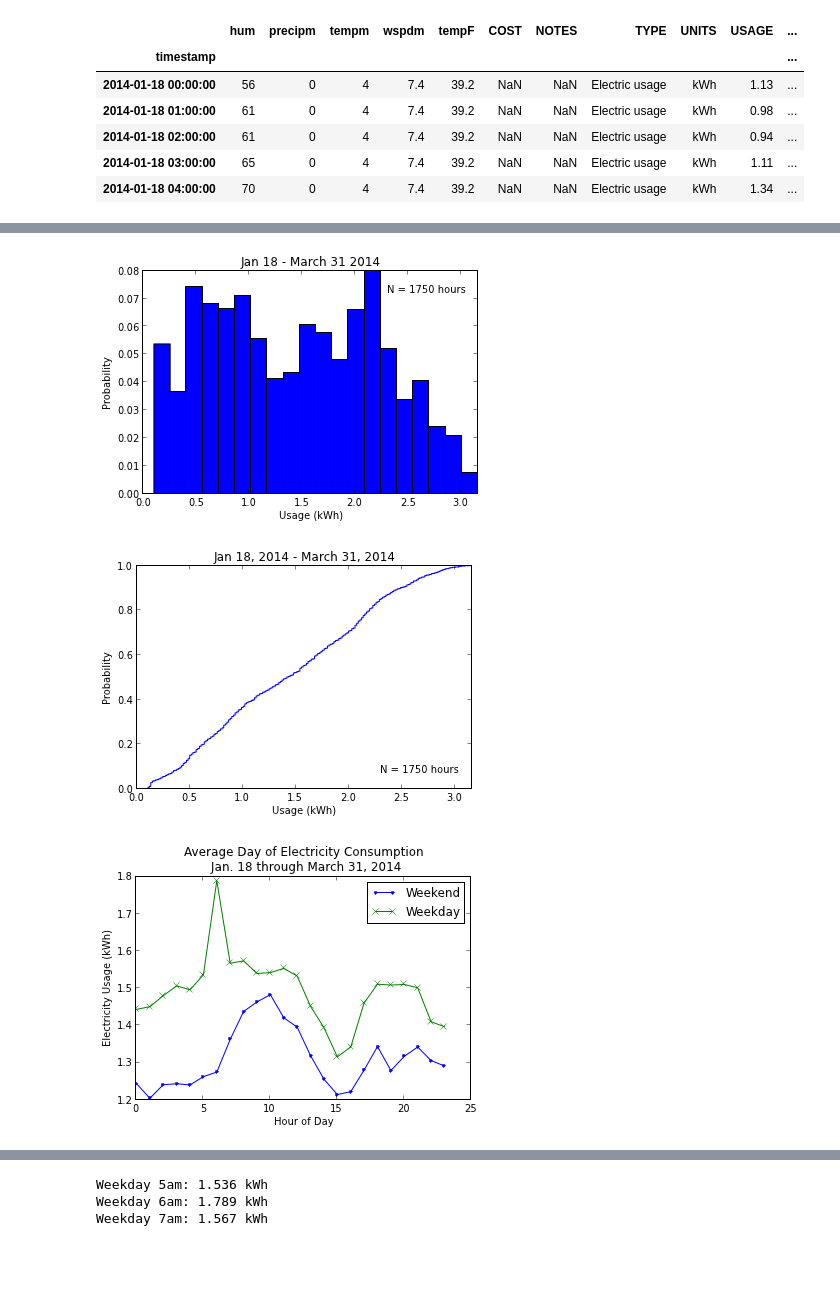
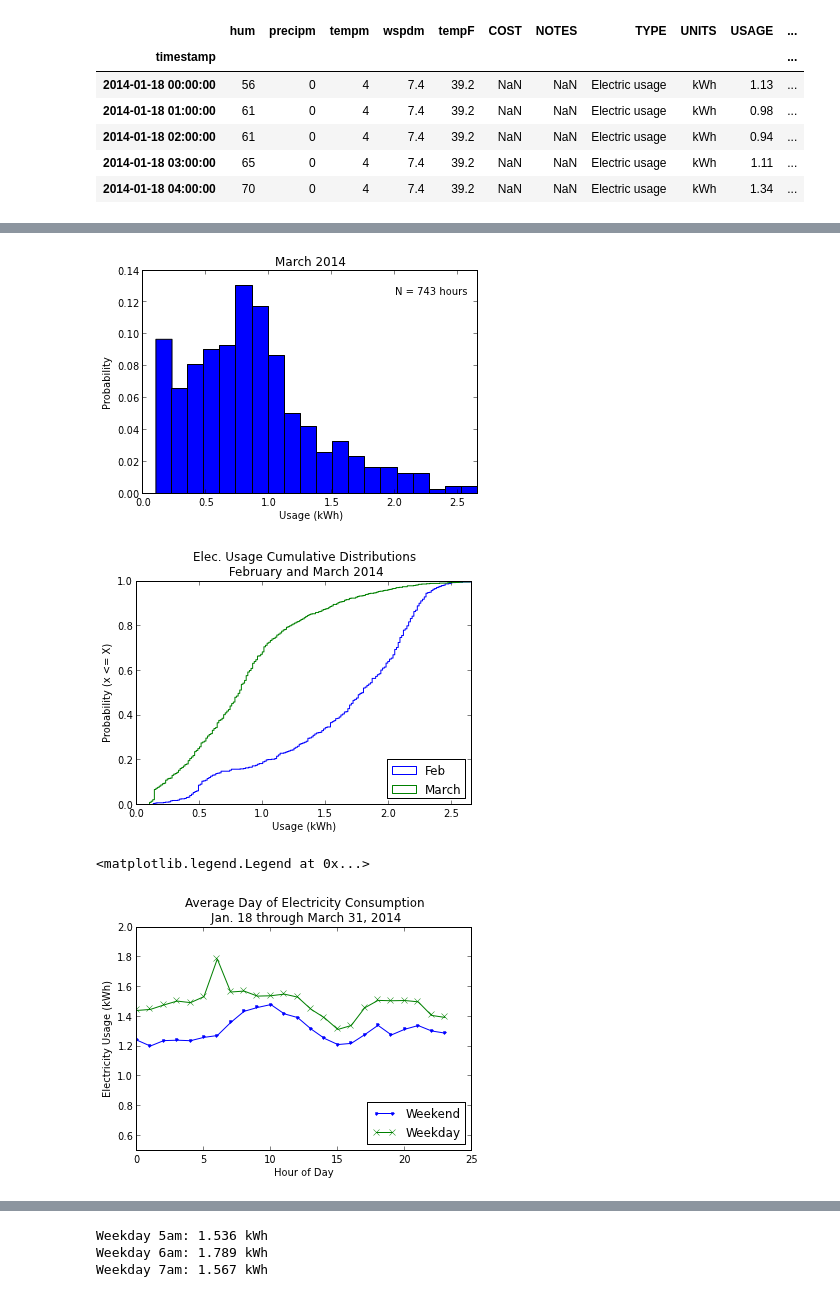
Before and after one commit to jtelszasz/my_energy_forecast_SVR, a Jupyter notebook: My_Energy.ipynb, the cells around one changed output, grey strips where cells are left out. Saved outputs shown, nothing was run; the diff lists cells and outputs as text; code cells hidden in the pictures; blank space fills up the shorter version.

Commit message:
adding march data, modifying figures

```diff
--- a/My_Energy.ipynb
+++ b/My_Energy.ipynb
@@ -27,26 +42,31 @@ elec_and_weather[:5]
 # %%
 FIG_ElecPDF = plt.figure()
-PLT_ElecPDF = elec_and_weather['USAGE'].hist(weights=np.ones_like(elec_and_weather['USAGE'])/elec_and_weather['USAGE'].size,bins=20,grid=False)
-xlim(xmax=max(elec_and_weather['USAGE']))
+PLT_ElecPDF = elec_and_weather['USAGE'].ix['01-mar-2014 00:00:00':'31-mar-2014 23:00:00'].hist(weights=np.ones_like(elec_and_weather['USAGE'].ix['01-mar-2014 00:00:00':'31-mar-2014 23:00:00'])/elec_and_weather['USAGE'].ix['01-mar-2014 00:00:00':'31-mar-2014 23:00:00'].size,bins=20,grid=False)
+xlim(xmax=max(elec_and_weather['USAGE'].ix['01-mar-2014 00:00:00':'31-mar-2014 23:00:00']))
 ylabel('Probability')
 xlabel('Usage (kWh)')
-title('Jan 18, 2014 - March 31, 2014')
+title('March 2014')
 #text(0.01, 0.09,'N = %d hours'%size(elec_and_weather['USAGE']))
-PLT_ElecPDF.text(2.3,0.072,'N = %d hours'%size(elec_and_weather['USAGE']))
+PLT_ElecPDF.text(2.0,0.125,'N = %d hours'%size(elec_and_weather['USAGE'].ix['01-mar-2014 00:00:00':'31-mar-2014 23:00:00']))
 
-FIG_ElecPDF.savefig('ElecHist - 20140118-20140331.png')
+FIG_ElecPDF.savefig('ElecHist - Mar2014.png')
 # %% [output]
-[figure, old version]
+[figure, new version]
 # %%
+# Cumulative Distributions for Feb, March
+
 FIG_ElecCDF = plt.figure()
-PLT_ElecCDF = elec_and_weather['USAGE'].hist(normed=1,cumulative=True,histtype='step',bins=200,grid=False)
-xlim(xmax=max(elec_and_weather['USAGE']))
+PLT_ElecCDF_Feb = elec_and_weather['USAGE'].ix['01-feb-2014 00:00:00':'28-feb-2014 23:00:00'].hist(normed=1,cumulative=True,histtype='step',bins=200,grid=False)
+PLT_ElecCDF_Mar = elec_and_weather['USAGE'].ix['01-mar-2014 00:00:00':'31-mar-2014 23:00:00'].hist(normed=1,cumulative=True,histtype='step',bins=200,grid=False)
+xlim(xmax=max(elec_and_weather['USAGE'].ix['01-mar-2014 00:00:00':'31-mar-2014 23:00:00']))
+#xlim(xmax=2.5)
 ylim(ymax=1)
-ylabel('Probability')
+ylabel('Probability (x <= X)')
 xlabel('Usage (kWh)')
-title('Jan 18, 2014 - March 31, 2014')
+title('Elec. Usage Cumulative Distributions \n February and March 2014')
 PLT_ElecCDF.text(2.3,0.072,'N = %d hours'%size(elec_and_weather['USAGE']))
+legend(['Feb','March'],'lower right')
 
-FIG_ElecCDF.savefig('ElecCDF - 20140118-20140331.png')
+FIG_ElecCDF.savefig('ElecCDF - Feb_March2014.png')
 # %% [output]
-[figure, old version]
+[figure, new version]
@@ -58,14 +86,19 @@ AvgDay = pd.DataFrame([GB_WkdayWkend_Hour['USAGE'].mean(),GB_WkdayWkend_Hour['te
 # %%
 # Plot average weekday and average weekend
 FIG_AvgDays_Elec = plt.figure()
+
 plot1 = AvgDay[True].ix['USAGE'].plot(marker='.',grid=False)
 plot2 = AvgDay[False].ix['USAGE'].plot(marker='x',grid=False)
 
+ylim(ymin=.5,ymax=2)
 xlabel('Hour of Day')
 ylabel('Electricity Usage (kWh)')
 title('Average Day of Electricity Consumption \n Jan. 18 through March 31, 2014')
-legend(['Weekend','Weekday'])
+legend(['Weekend','Weekday'],'lower right')
 
-FIG_AvgDays_Elec.savefig('AvgDays_Elec_20140118-20140331.png')
+
+
+#FIG_AvgDays_Elec.savefig('AvgDays_Elec_20140118-20140331.png')
 # %% [output]
+<matplotlib.legend.Legend at 0x...>
-[figure, old version]
+[figure, new version]
```
Also changed, not shown: parts of 9 cells of this notebook, 15 other files.
